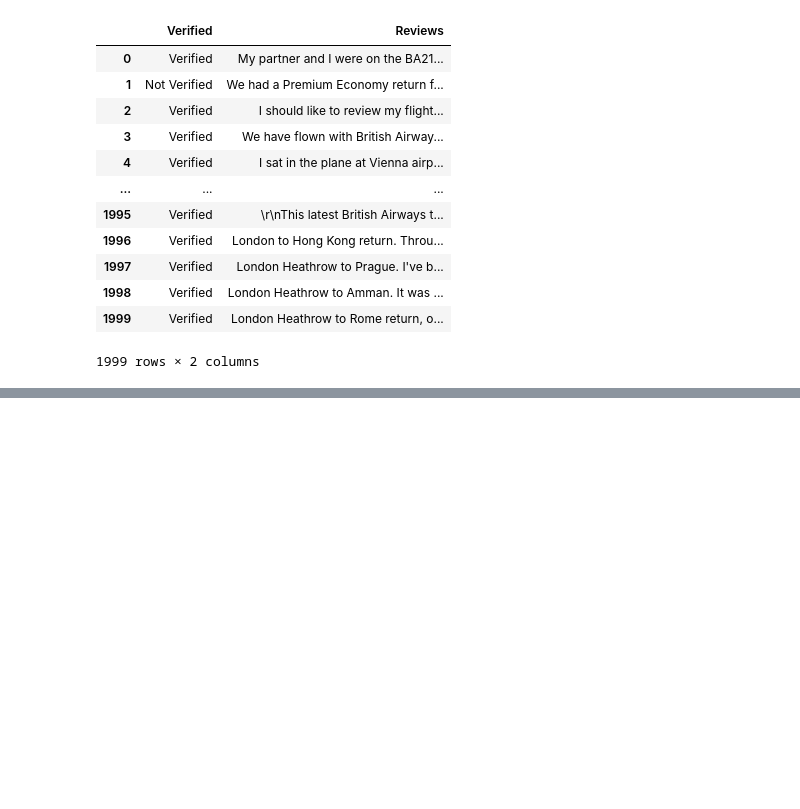
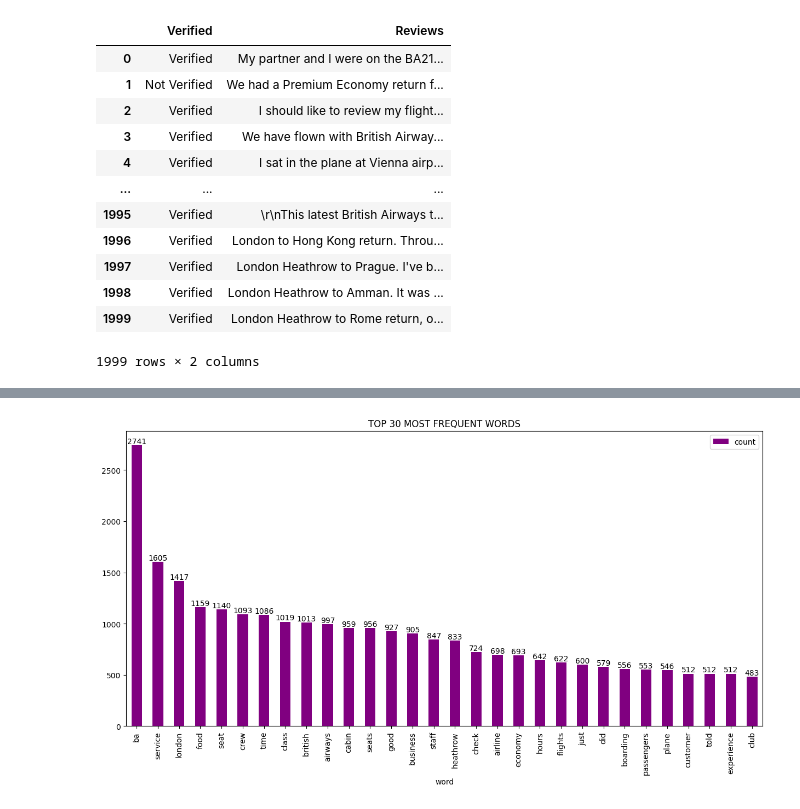
Before and after one commit to L-z-r-s/NLP, a Jupyter notebook: British_Airways.ipynb, the cells around one changed output, grey strips where cells are left out. Saved outputs shown, nothing was run; the diff lists cells and outputs as text; code cells hidden in the pictures; blank space fills up the shorter version.

```diff
--- a/British_Airways.ipynb
+++ b/British_Airways.ipynb
@@ -323,0 +364,11 @@ Final_data
+# %%
+from sklearn.feature_extraction.text import CountVectorizer
+cv = CountVectorizer(stop_words = 'english')
+words = cv.fit_transform(Final_data['Reviews'])
+sum_words = words.sum(axis=0)
+# %%
+word_freq = [(word, sum_words[0, i]) for word, i in cv.vocabulary_.items()]
+word_freq = sorted(word_freq, key=lambda x:x[1], reverse=True)
+
+frequency = pd.DataFrame(word_freq, columns=['word', 'count'])
+frequency.head(10)
@@ -323,0 +387,7 @@ Final_data
+# %%
+freq_plot = frequency.loc[1:30].plot(x='word', y='count', kind='bar', figsize=(15,7), color='purple')
+freq_plot.bar_label(freq_plot.containers[0])
+plt.title('TOP 30 MOST FREQUENT WORDS')
+plt.show()
+# %% [output]
+[figure, added]
```
Also changed, not shown: parts of 3 cells of this notebook.
